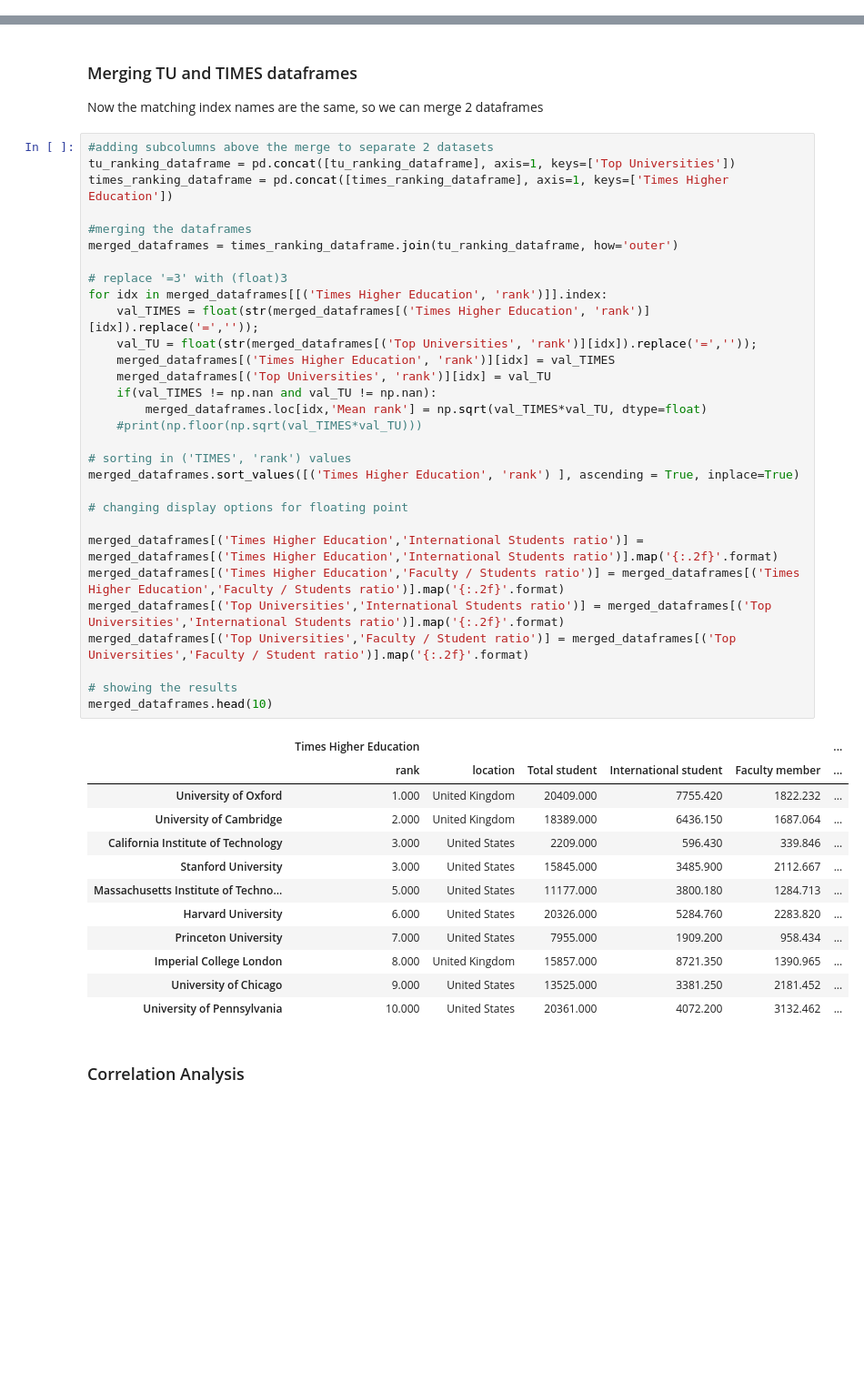
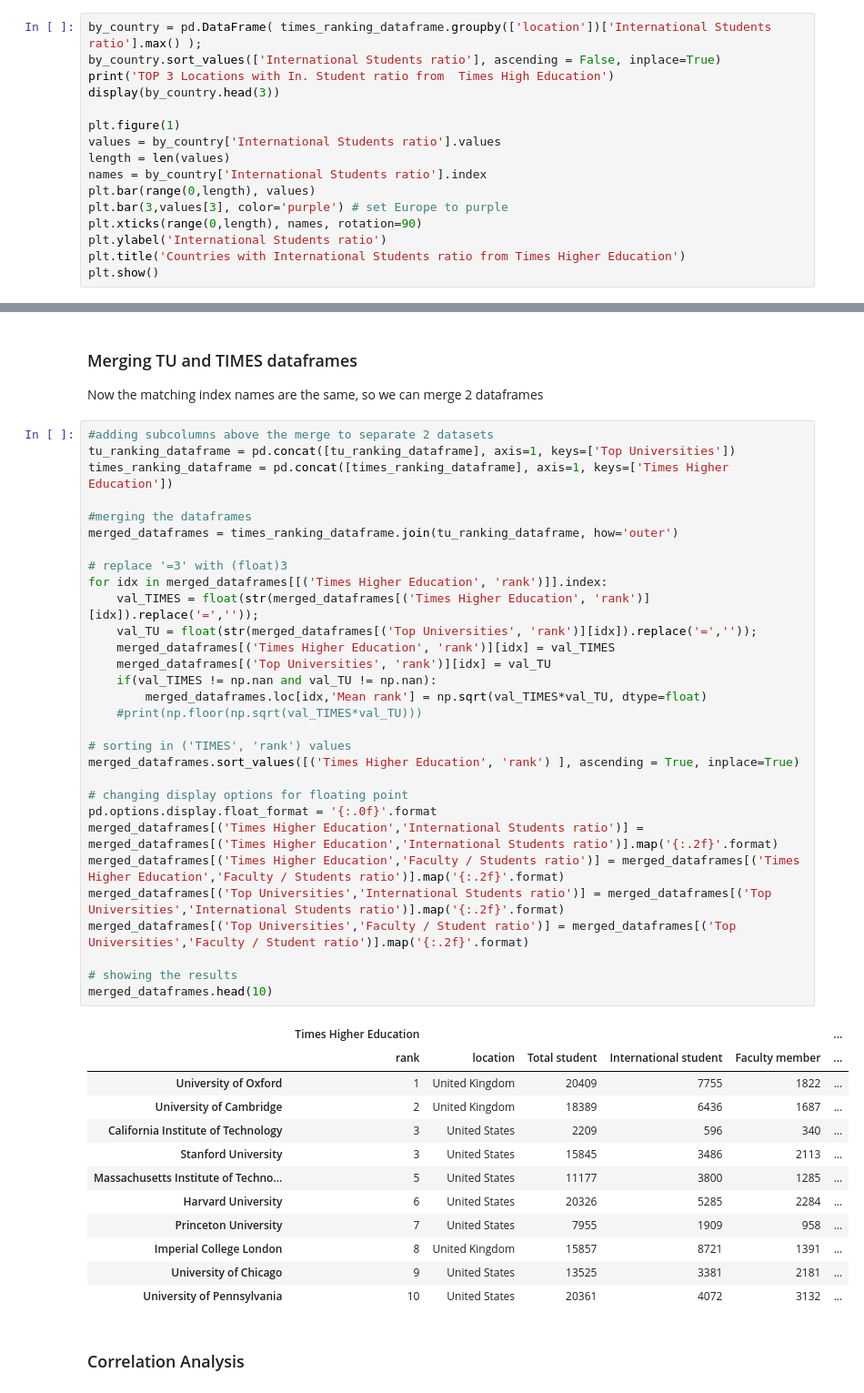
Before and after one commit to Amaumaury/ada-2017, a Jupyter notebook: 02 - Data from the Web/Homework2.ipynb, the cells around one changed output, grey strips where cells are left out. Shown at 91% size. Cells and saved outputs as stored; diff of their text form; blank space fills up the shorter version.

```diff
--- a/02 - Data from the Web/Homework2.ipynb
+++ b/02 - Data from the Web/Homework2.ipynb
@@ -343,0 +394,16 @@ TOP 3 Locations with In. Student ratio from  Times High Education
+# %%
+by_country = pd.DataFrame( times_ranking_dataframe.groupby(['location'])['International Students ratio'].max() );
+by_country.sort_values(['International Students ratio'], ascending = False, inplace=True)
+print('TOP 3 Locations with In. Student ratio from  Times High Education')
+display(by_country.head(3))
+
+plt.figure(1)
+values = by_country['International Students ratio'].values
+length = len(values)
+names = by_country['International Students ratio'].index
+plt.bar(range(0,length), values)
+plt.bar(3,values[3], color='purple') # set Europe to purple
+plt.xticks(range(0,length), names, rotation=90)
+plt.ylabel('International Students ratio')
+plt.title('Countries with International Students ratio from Times Higher Education')
+plt.show()
@@ -472,44 +546,44 @@ Now the matching index names are the same, so we can merge 2 dataframes
 tu_ranking_dataframe = pd.concat([tu_ranking_dataframe], axis=1, keys=['Top Universities'])
 times_ranking_dataframe = pd.concat([times_ranking_dataframe], axis=1, keys=['Times Higher Education'])
 
 #merging the dataframes
 merged_dataframes = times_ranking_dataframe.join(tu_ranking_dataframe, how='outer')
 
 # replace '=3' with (float)3
 for idx in merged_dataframes[[('Times Higher Education', 'rank')]].index:
     val_TIMES = float(str(merged_dataframes[('Times Higher Education', 'rank')][idx]).replace('=',''));
     val_TU = float(str(merged_dataframes[('Top Universities', 'rank')][idx]).replace('=',''));
     merged_dataframes[('Times Higher Education', 'rank')][idx] = val_TIMES
     merged_dataframes[('Top Universities', 'rank')][idx] = val_TU
     if(val_TIMES != np.nan and val_TU != np.nan):
         merged_dataframes.loc[idx,'Mean rank'] = np.sqrt(val_TIMES*val_TU, dtype=float)
     #print(np.floor(np.sqrt(val_TIMES*val_TU)))
 
 # sorting in ('TIMES', 'rank') values
 merged_dataframes.sort_values([('Times Higher Education', 'rank') ], ascending = True, inplace=True)
 
 # changing display options for floating point
-
+pd.options.display.float_format = '{:.0f}'.format
 merged_dataframes[('Times Higher Education','International Students ratio')] = merged_dataframes[('Times Higher Education','International Students ratio')].map('{:.2f}'.format)
 merged_dataframes[('Times Higher Education','Faculty / Students ratio')] = merged_dataframes[('Times Higher Education','Faculty / Students ratio')].map('{:.2f}'.format)
 merged_dataframes[('Top Universities','International Students ratio')] = merged_dataframes[('Top Universities','International Students ratio')].map('{:.2f}'.format)
 merged_dataframes[('Top Universities','Faculty / Student ratio')] = merged_dataframes[('Top Universities','Faculty / Student ratio')].map('{:.2f}'.format)
 
 # showing the results
 merged_dataframes.head(10)
 # %% [output]
 |  | Times Higher Education |  |  |  |  | ... |
 |  | rank | location | Total student | International student | Faculty member | ... |
-| University of Oxford | 1.000 | United Kingdom | 20409.000 | 7755.420 | 1822.232 | ... |
-| University of Cambridge | 2.000 | United Kingdom | 18389.000 | 6436.150 | 1687.064 | ... |
-| California Institute of Technology | 3.000 | United States | 2209.000 | 596.430 | 339.846 | ... |
-| Stanford University | 3.000 | United States | 15845.000 | 3485.900 | 2112.667 | ... |
-| Massachusetts Institute of Techno... | 5.000 | United States | 11177.000 | 3800.180 | 1284.713 | ... |
-| Harvard University | 6.000 | United States | 20326.000 | 5284.760 | 2283.820 | ... |
-| Princeton University | 7.000 | United States | 7955.000 | 1909.200 | 958.434 | ... |
-| Imperial College London | 8.000 | United Kingdom | 15857.000 | 8721.350 | 1390.965 | ... |
-| University of Chicago | 9.000 | United States | 13525.000 | 3381.250 | 2181.452 | ... |
-| University of Pennsylvania | 10.000 | United States | 20361.000 | 4072.200 | 3132.462 | ... |
+| University of Oxford | 1 | United Kingdom | 20409 | 7755 | 1822 | ... |
+| University of Cambridge | 2 | United Kingdom | 18389 | 6436 | 1687 | ... |
+| California Institute of Technology | 3 | United States | 2209 | 596 | 340 | ... |
+| Stanford University | 3 | United States | 15845 | 3486 | 2113 | ... |
+| Massachusetts Institute of Techno... | 5 | United States | 11177 | 3800 | 1285 | ... |
+| Harvard University | 6 | United States | 20326 | 5285 | 2284 | ... |
+| Princeton University | 7 | United States | 7955 | 1909 | 958 | ... |
+| Imperial College London | 8 | United Kingdom | 15857 | 8721 | 1391 | ... |
+| University of Chicago | 9 | United States | 13525 | 3381 | 2181 | ... |
+| University of Pennsylvania | 10 | United States | 20361 | 4072 | 3132 | ... |
 # %% [markdown]
 ### Correlation Analysis
 # %%
```
Also changed, not shown: parts of 12 cells of this notebook.
